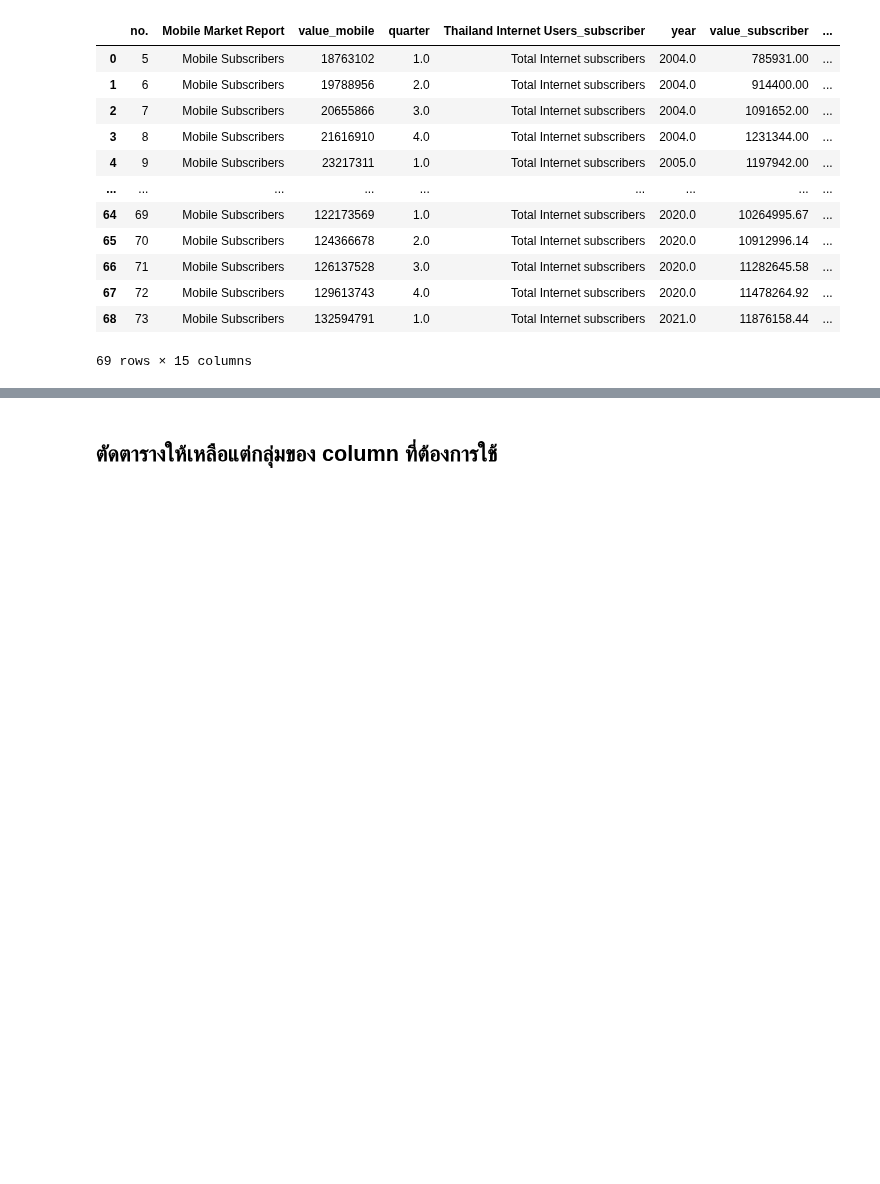
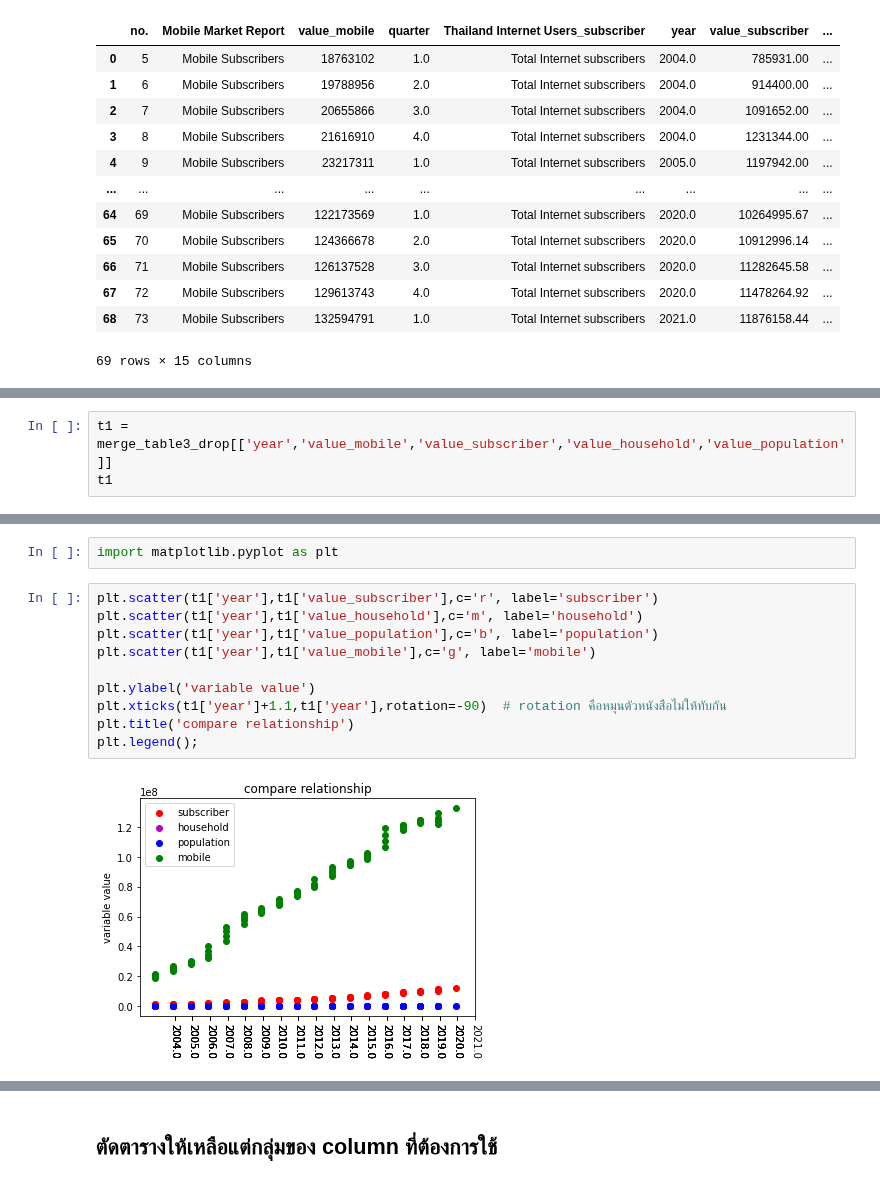
Before and after one commit to mintra-tippayaratsontorn/DWDM21, a Jupyter notebook: Project_DWDM.ipynb, the cells around one changed output, grey strips where cells are left out. Drawn from its saved outputs; the diff is of its cells as text; blank space fills up the shorter version.

```diff
--- a/Project_DWDM.ipynb
+++ b/Project_DWDM.ipynb
@@ -526,0 +529,3 @@ merge_table3_drop  # นี่เป็นตารางแสดงผลจ
+# %%
+t1 = merge_table3_drop[['year','value_mobile','value_subscriber','value_household','value_population']]
+t1
@@ -526,0 +546,14 @@ merge_table3_drop  # นี่เป็นตารางแสดงผลจ
+# %%
+import matplotlib.pyplot as plt
+# %%
+plt.scatter(t1['year'],t1['value_subscriber'],c='r', label='subscriber')
+plt.scatter(t1['year'],t1['value_household'],c='m', label='household')
+plt.scatter(t1['year'],t1['value_population'],c='b', label='population')
+plt.scatter(t1['year'],t1['value_mobile'],c='g', label='mobile')
+
+plt.ylabel('variable value')
+plt.xticks(t1['year']+1.1,t1['year'],rotation=-90)  # rotation คือหมุนตัวหนังสือไม่ให้ทับกัน
+plt.title('compare relationship')
+plt.legend();
+# %% [output]
+[figure, added]
```
Also changed, not shown: parts of 7 cells of this notebook.
